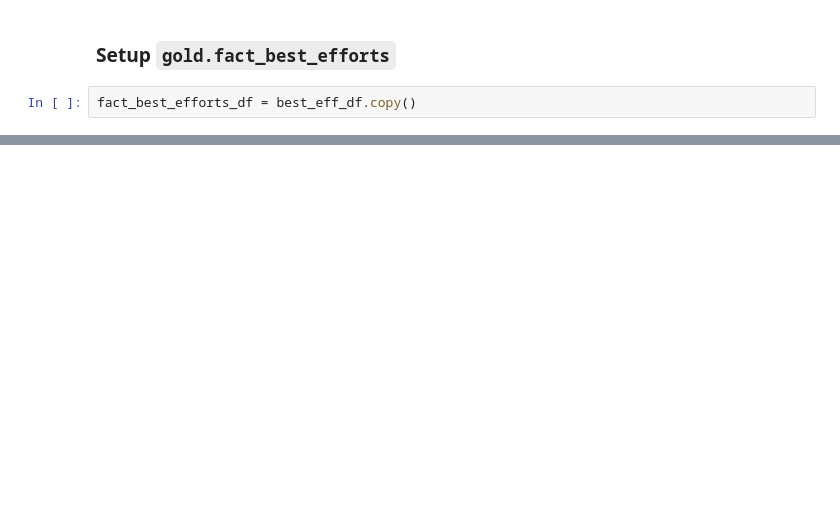
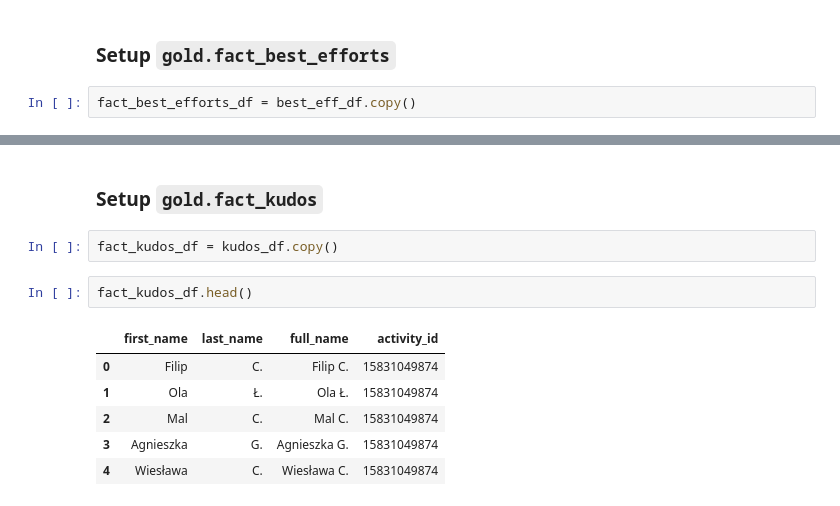
Before and after one commit to lowickib/Strava-Analytics, a Jupyter notebook: 3_Gold_Layer.ipynb, the cells around one changed output, grey strips where cells are left out. Cells and saved outputs as stored; diff of their text form; blank space fills up the shorter version.

```diff
--- a/3_Gold_Layer.ipynb
+++ b/3_Gold_Layer.ipynb
@@ -846,0 +900,13 @@ fact_best_efforts_df
+# %% [markdown]
+### Setup `gold.fact_kudos`
+# %%
+fact_kudos_df = kudos_df.copy()
+# %%
+fact_kudos_df.head()
+# %% [output]
+|  | first_name | last_name | full_name | activity_id |
+| 0 | Filip | C. | Filip C. | 15831049874 |
+| 1 | Ola | Ł. | Ola Ł. | 15831049874 |
+| 2 | Mal | C. | Mal C. | 15831049874 |
+| 3 | Agnieszka | G. | Agnieszka G. | 15831049874 |
+| 4 | Wiesława | C. | Wiesława C. | 15831049874 |
```
Also changed, not shown: parts of 21 cells of this notebook, 2 other files.
